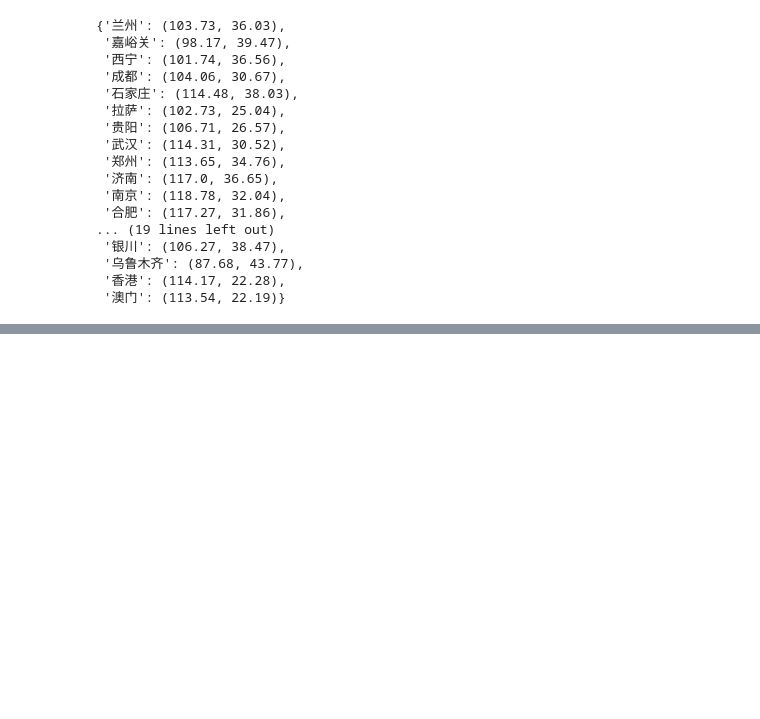
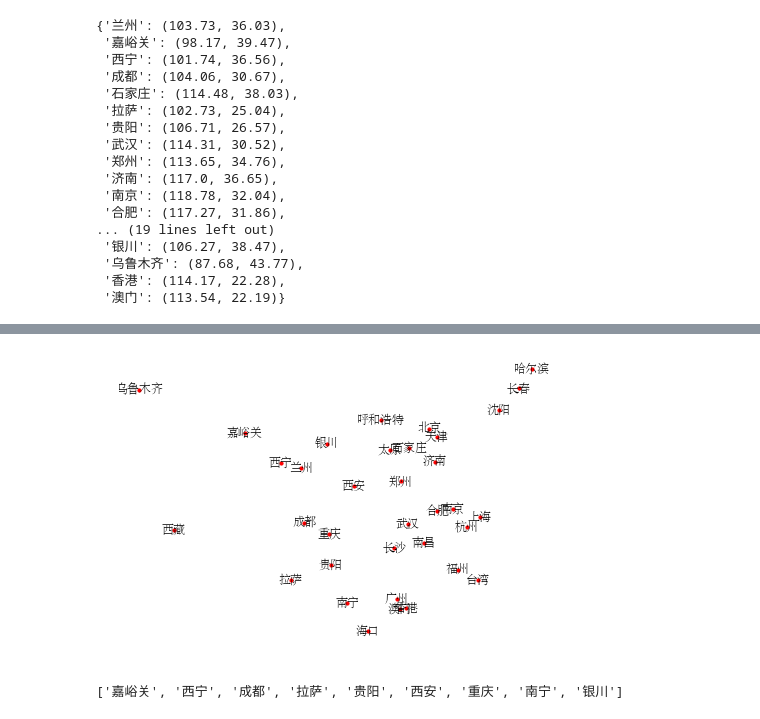
Before and after one commit to windfser/ai-for-nlp-course, a Jupyter notebook: assignments/nlp/lesson2/Lesson-02.ipynb, the cells around one changed output, grey strips where cells are left out. Cells and saved outputs as stored; diff of their text form; code cells hidden in the pictures; blank space fills up the shorter version.

```diff
--- a/assignments/nlp/lesson2/Lesson-02.ipynb
+++ b/assignments/nlp/lesson2/Lesson-02.ipynb
@@ -84,0 +132,6 @@ city_location
+# %%
+cities = list(city_location.keys())
+# %%
+city_graph = nx.Graph()
+# %%
+city_graph.add_nodes_from(cities)
@@ -84,0 +166,7 @@ city_location
+# %%
+plt.rcParams['font.sans-serif']=['Adobe Song Std']
+plt.rcParams['axes.unicode_minus'] = False #解决符号问题
+# %%
+nx.draw(city_graph, city_location, with_labels=True, node_size=10)
+# %% [output]
+[figure, added]
@@ -84,0 +186,4 @@ city_location
+# %%
+cities_connection['兰州']
+# %% [output]
+['嘉峪关', '西宁', '成都', '拉萨', '贵阳', '西安', '重庆', '南宁', '银川']
```
Also changed, not shown: parts of 21 cells of this notebook.
